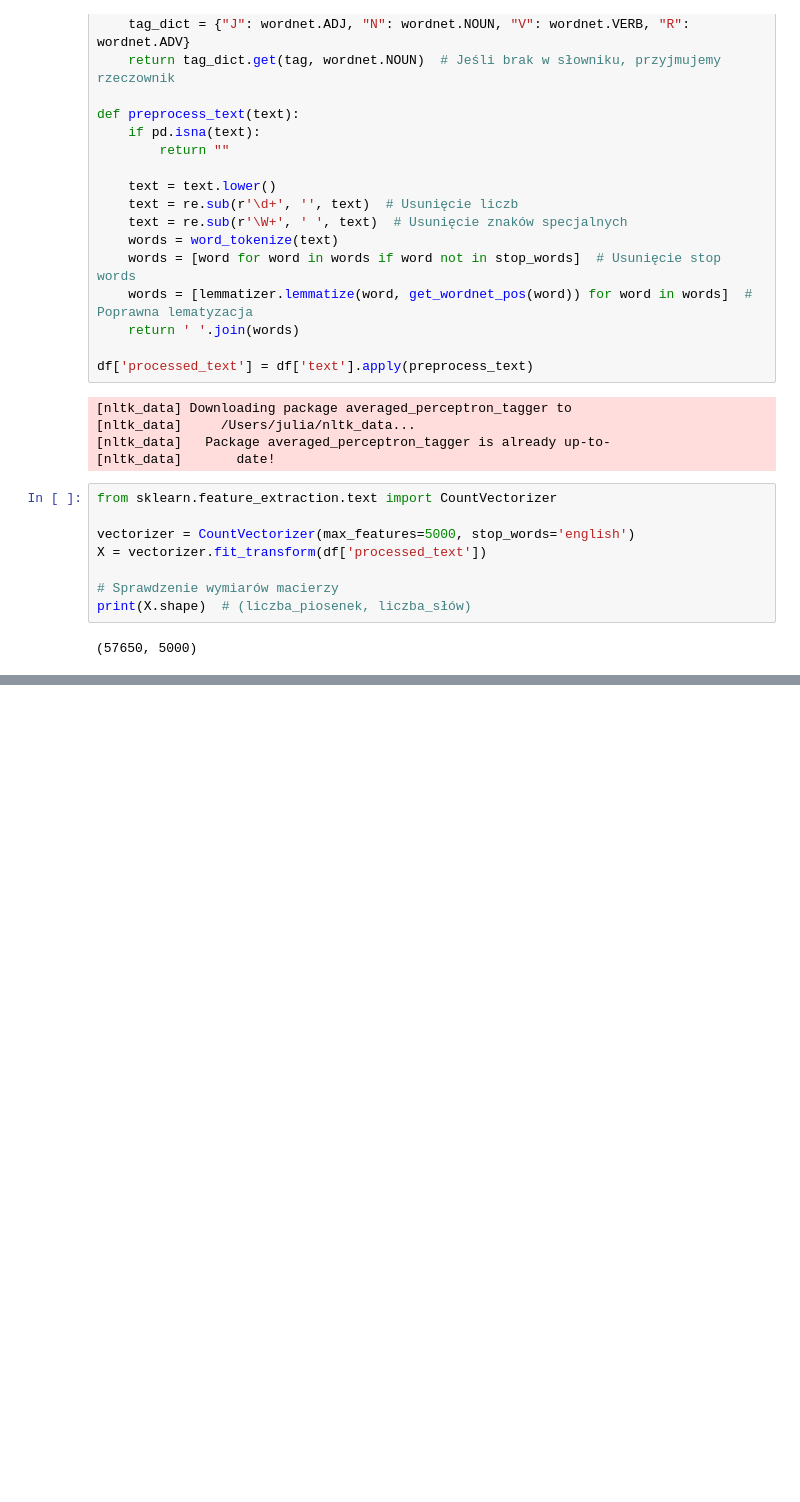
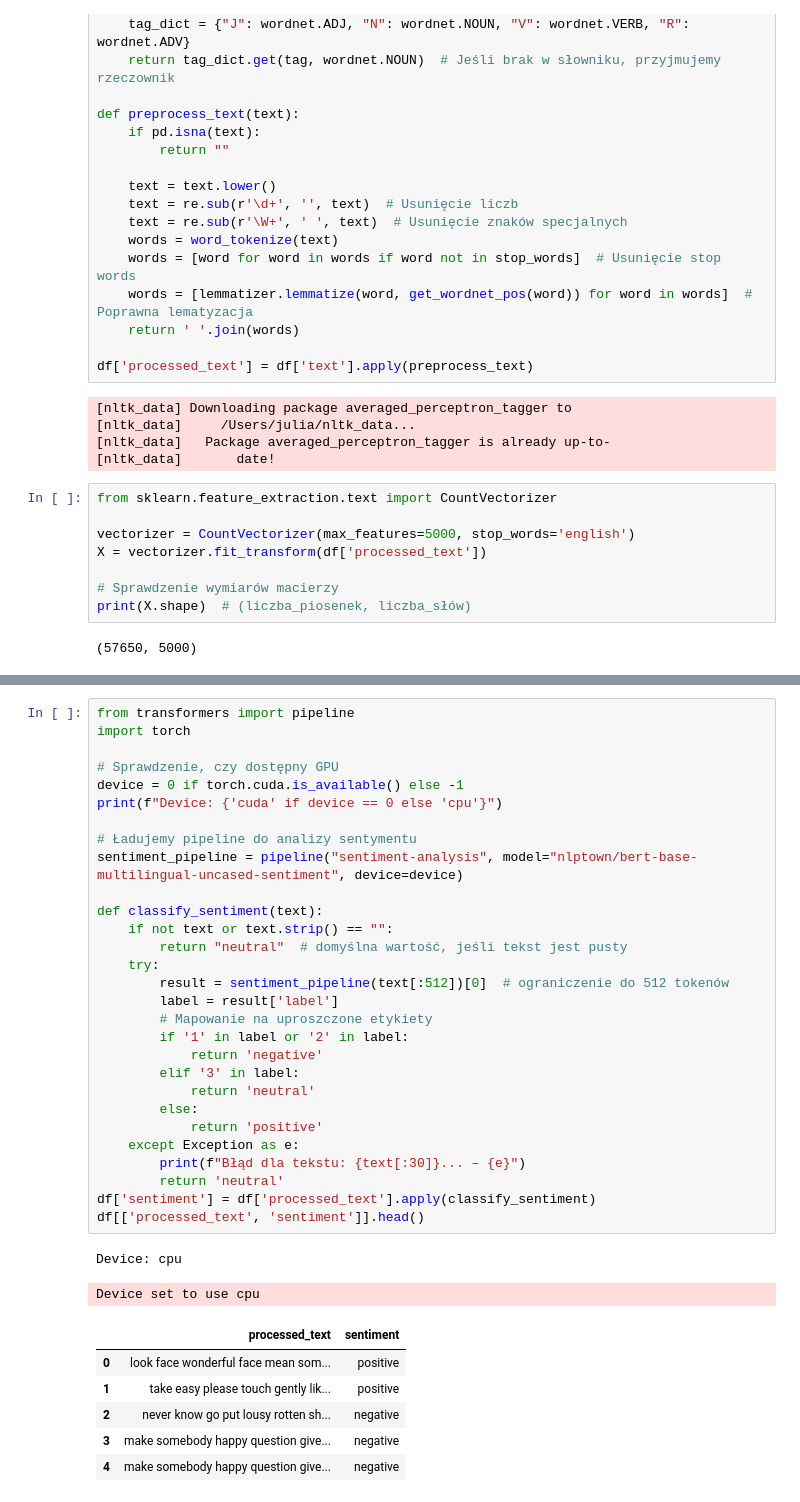
Before and after one commit to ixvqc/Analiza-tekstow-piosenek-NLP, a Jupyter notebook: Etap_1_spotify.ipynb, the cells around one changed output, grey strips where cells are left out. Saved outputs shown, nothing was run; the diff lists cells and outputs as text; blank space fills up the shorter version.

```diff
--- a/Etap_1_spotify.ipynb
+++ b/Etap_1_spotify.ipynb
@@ -93,0 +158,38 @@ Temat 8: like, girl, say, hey, man, boy, little, look, make, big
+# %%
+from transformers import pipeline
+import torch
+
+# Sprawdzenie, czy dostępny GPU
+device = 0 if torch.cuda.is_available() else -1
+print(f"Device: {'cuda' if device == 0 else 'cpu'}")
+
+# Ładujemy pipeline do analizy sentymentu
+sentiment_pipeline = pipeline("sentiment-analysis", model="nlptown/bert-base-multilingual-uncased-sentiment", device=device)
+
+def classify_sentiment(text):
+    if not text or text.strip() == "":
+        return "neutral"  # domyślna wartość, jeśli tekst jest pusty
+    try:
+        result = sentiment_pipeline(text[:512])[0]  # ograniczenie do 512 tokenów
+        label = result['label']
+        # Mapowanie na uproszczone etykiety
+        if '1' in label or '2' in label:
+            return 'negative'
+        elif '3' in label:
+            return 'neutral'
+        else:
+            return 'positive'
+    except Exception as e:
+        print(f"Błąd dla tekstu: {text[:30]}... – {e}")
+        return 'neutral'
+df['sentiment'] = df['processed_text'].apply(classify_sentiment)
+df[['processed_text', 'sentiment']].head()
+# %% [output]
+Device: cpu
+Device set to use cpu
+|  | processed_text | sentiment |
+| 0 | look face wonderful face mean som... | positive |
+| 1 | take easy please touch gently lik... | positive |
+| 2 | never know go put lousy rotten sh... | negative |
+| 3 | make somebody happy question give... | negative |
+| 4 | make somebody happy question give... | negative |
```
Also changed, not shown: parts of 7 cells of this notebook.
